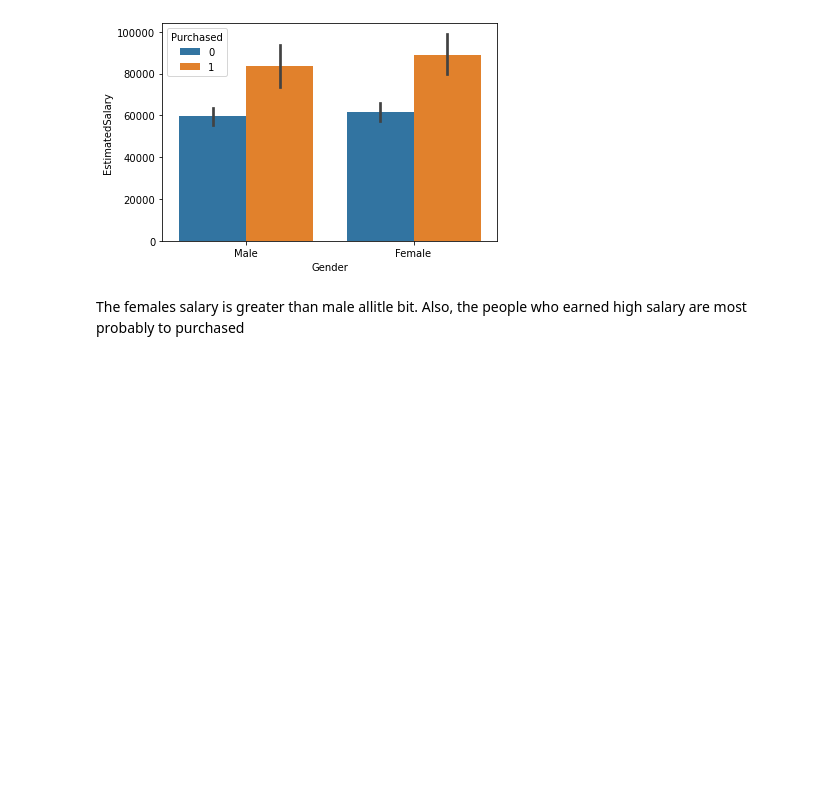
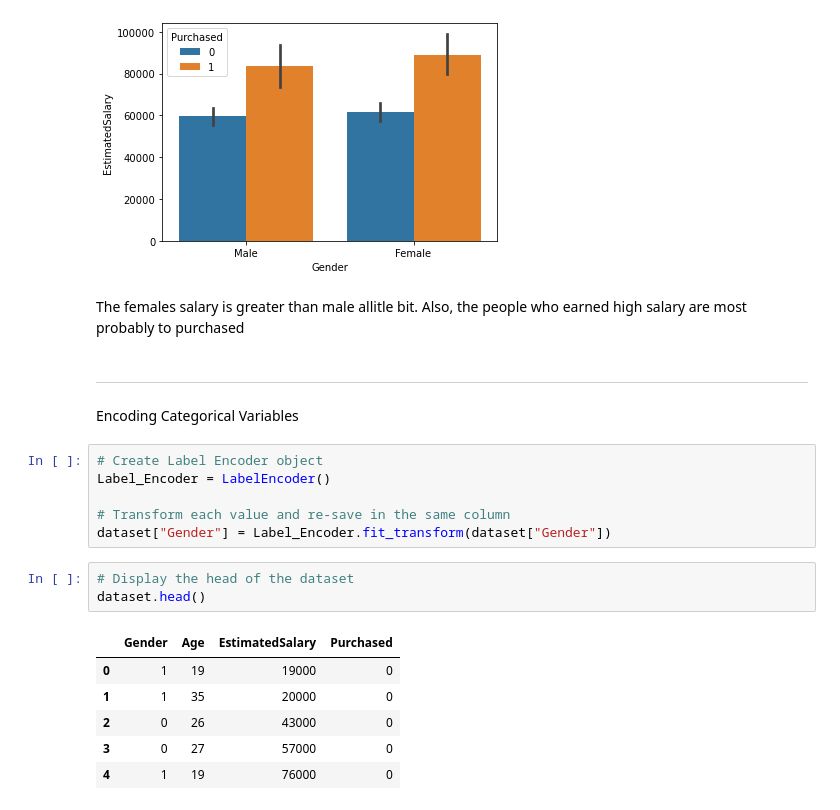
Before and after one commit to mawada-sweis/Social-Network-Ads, a Jupyter notebook: EDA.ipynb, the cells around one changed output. Cells and saved outputs as stored; diff of their text form; blank space fills up the shorter version.

Commit message:
Encoding Category Column

```diff
--- a/EDA.ipynb
+++ b/EDA.ipynb
@@ -159,3 +160,22 @@ sns.barplot(x="Gender", y="EstimatedSalary", hue="Purchased", data=dataset)
 [figure]
 # %% [markdown]
 The females salary is greater than male allitle bit. Also, the people who earned high salary are most probably to purchased
+# %% [markdown]
+-----------------------------------------
+Encoding Categorical Variables
+# %%
+# Create Label Encoder object
+Label_Encoder = LabelEncoder()
+
+# Transform each value and re-save in the same column
+dataset["Gender"] = Label_Encoder.fit_transform(dataset["Gender"])
+# %%
+# Display the head of the dataset
+dataset.head()
+# %% [output]
+|  | Gender | Age | EstimatedSalary | Purchased |
+| 0 | 1 | 19 | 19000 | 0 |
+| 1 | 1 | 35 | 20000 | 0 |
+| 2 | 0 | 26 | 43000 | 0 |
+| 3 | 0 | 27 | 57000 | 0 |
+| 4 | 1 | 19 | 76000 | 0 |
```
Also changed, not shown: parts of 1 cell of this notebook.
